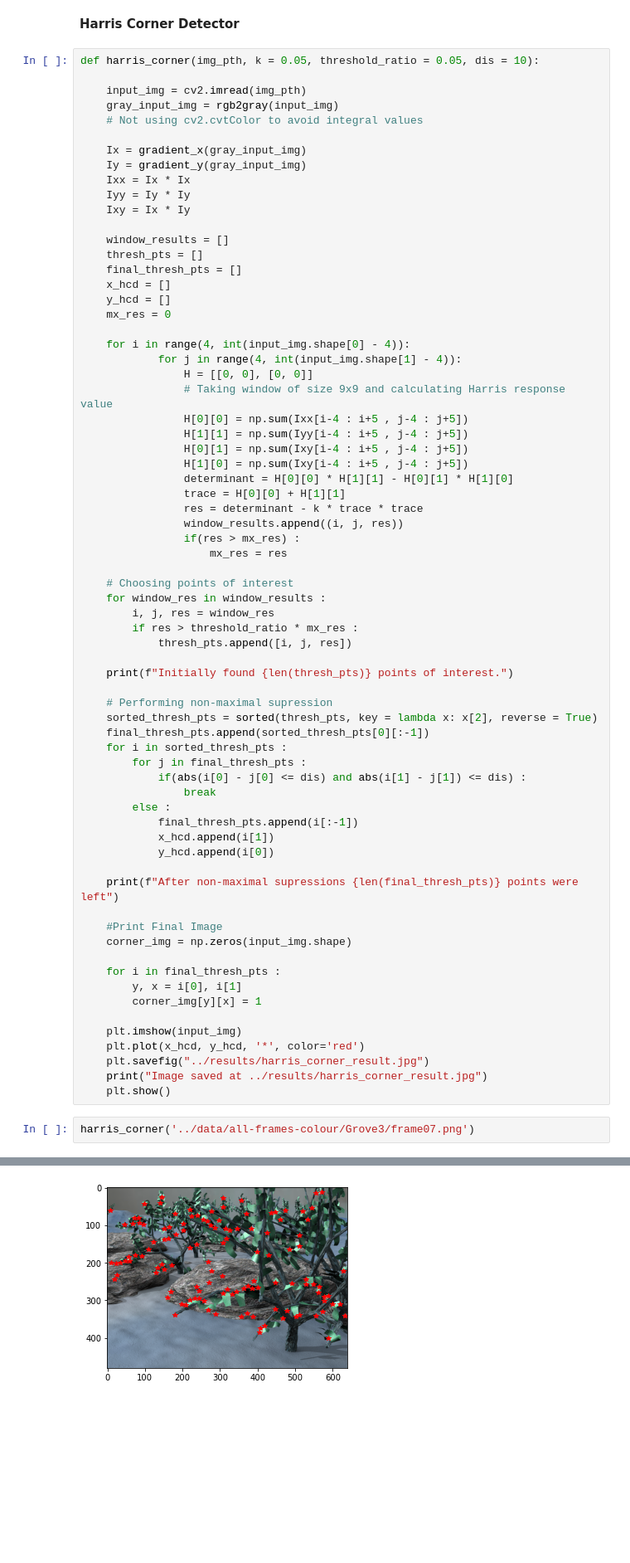
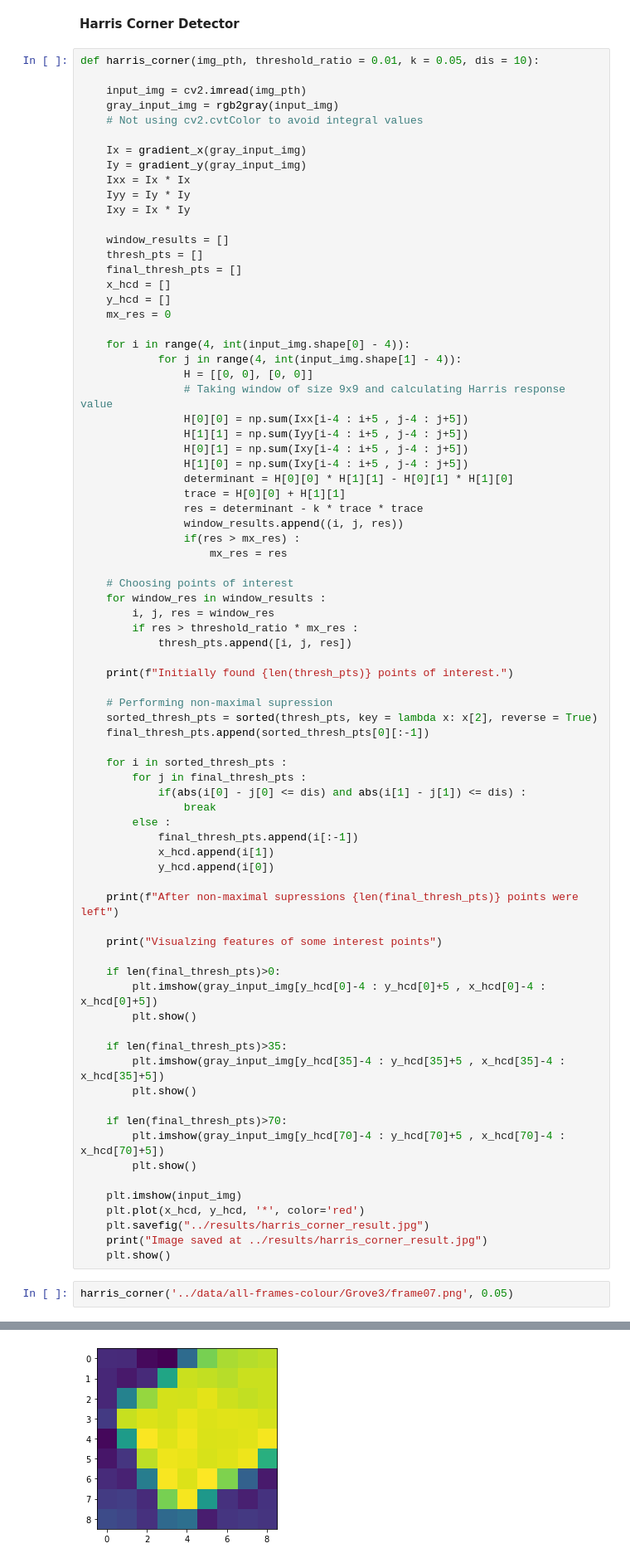
Before and after one commit to tusharc31/Computer-Vision, a Jupyter notebook: Assignment-2/src/Assignment02.ipynb, the cells around one changed output, grey strips where cells are left out. Shown: that part at 83% size. Saved outputs shown, nothing was run; the diff lists cells and outputs as text; blank space fills up the shorter version.

```diff
--- a/Assignment-2/src/Assignment02.ipynb
+++ b/Assignment-2/src/Assignment02.ipynb
@@ -38,7 +47,7 @@ def gradient_y(img) :
 # %% [markdown]
 **Harris Corner Detector**
 # %%
-def harris_corner(img_pth, k = 0.05, threshold_ratio = 0.05, dis = 10):
+def harris_corner(img_pth, threshold_ratio = 0.01, k = 0.05, dis = 10):
 
     input_img = cv2.imread(img_pth)
     gray_input_img = rgb2gray(input_img)
@@ -83,6 +92,7 @@ def harris_corner(img_pth, k = 0.05, threshold_ratio = 0.05, dis = 10):
     # Performing non-maximal supression
     sorted_thresh_pts = sorted(thresh_pts, key = lambda x: x[2], reverse = True)
     final_thresh_pts.append(sorted_thresh_pts[0][:-1])
+
     for i in sorted_thresh_pts :
         for j in final_thresh_pts :
             if(abs(i[0] - j[0] <= dis) and abs(i[1] - j[1]) <= dis) :
@@ -94,12 +104,19 @@ def harris_corner(img_pth, k = 0.05, threshold_ratio = 0.05, dis = 10):
 
     print(f"After non-maximal supressions {len(final_thresh_pts)} points were left")
 
-    #Print Final Image
-    corner_img = np.zeros(input_img.shape)
+    print("Visualzing features of some interest points")
 
-    for i in final_thresh_pts :
-        y, x = i[0], i[1]
-        corner_img[y][x] = 1
+    if len(final_thresh_pts)>0:
+        plt.imshow(gray_input_img[y_hcd[0]-4 : y_hcd[0]+5 , x_hcd[0]-4 : x_hcd[0]+5])
+        plt.show()
+
+    if len(final_thresh_pts)>35:
+        plt.imshow(gray_input_img[y_hcd[35]-4 : y_hcd[35]+5 , x_hcd[35]-4 : x_hcd[35]+5])
+        plt.show()
+
+    if len(final_thresh_pts)>70:
+        plt.imshow(gray_input_img[y_hcd[70]-4 : y_hcd[70]+5 , x_hcd[70]-4 : x_hcd[70]+5])
+        plt.show()
 
     plt.imshow(input_img)
     plt.plot(x_hcd, y_hcd, '*', color='red')
@@ -107,7 +124,7 @@ def harris_corner(img_pth, k = 0.05, threshold_ratio = 0.05, dis = 10):
     print("Image saved at ../results/harris_corner_result.jpg")
     plt.show()
 # %%
-harris_corner('../data/all-frames-colour/Grove3/frame07.png')
+harris_corner('../data/all-frames-colour/Grove3/frame07.png', 0.05)
 # %% [output]
 Initially found 25063 points of interest.
 After non-maximal supressions 126 points were left
@@ -115 +132 @@ Image saved at ../results/harris_corner_result.jpg
-[figure, old version]
+[figure, new version]
```
Also changed, not shown: parts of 10 cells of this notebook, 1 other file.
